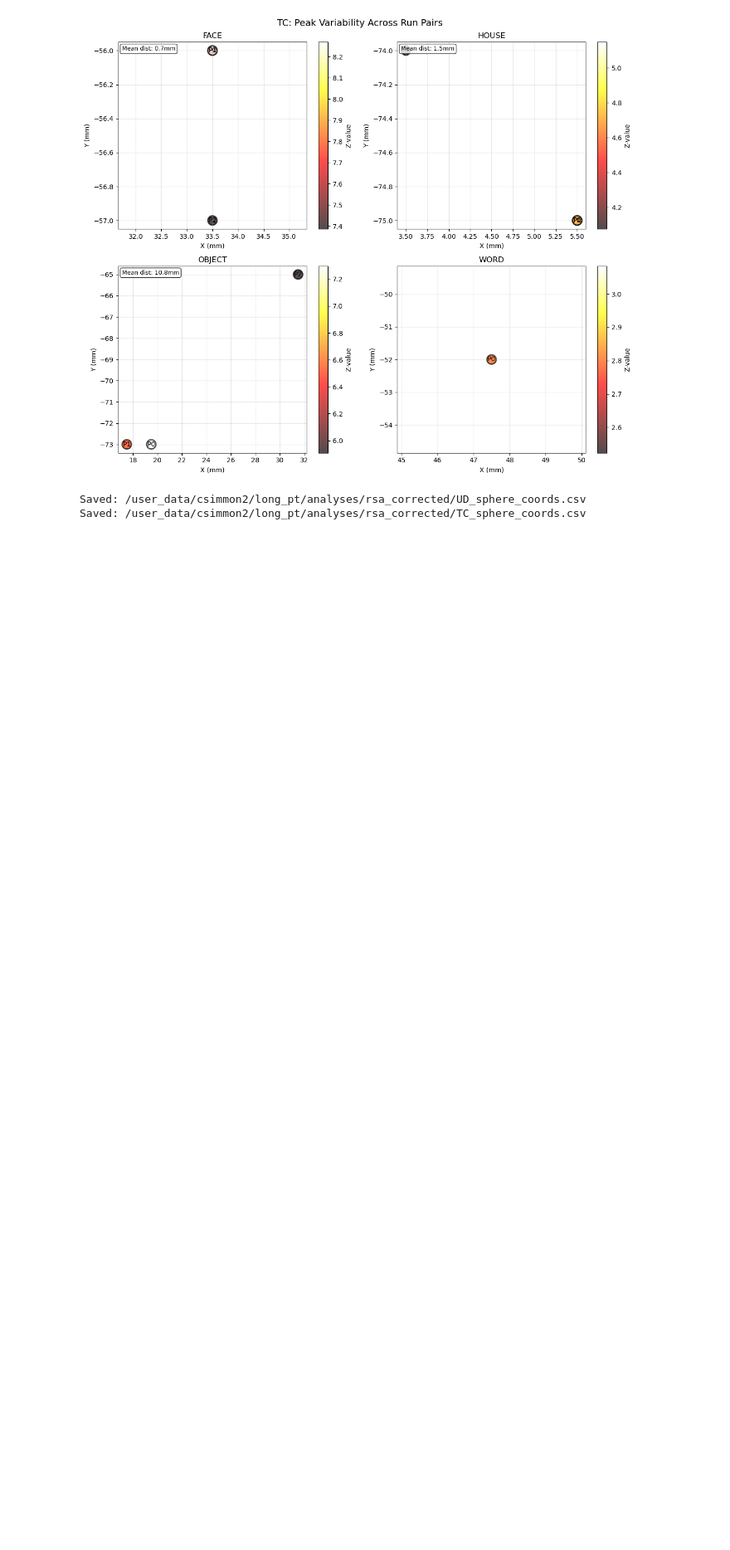
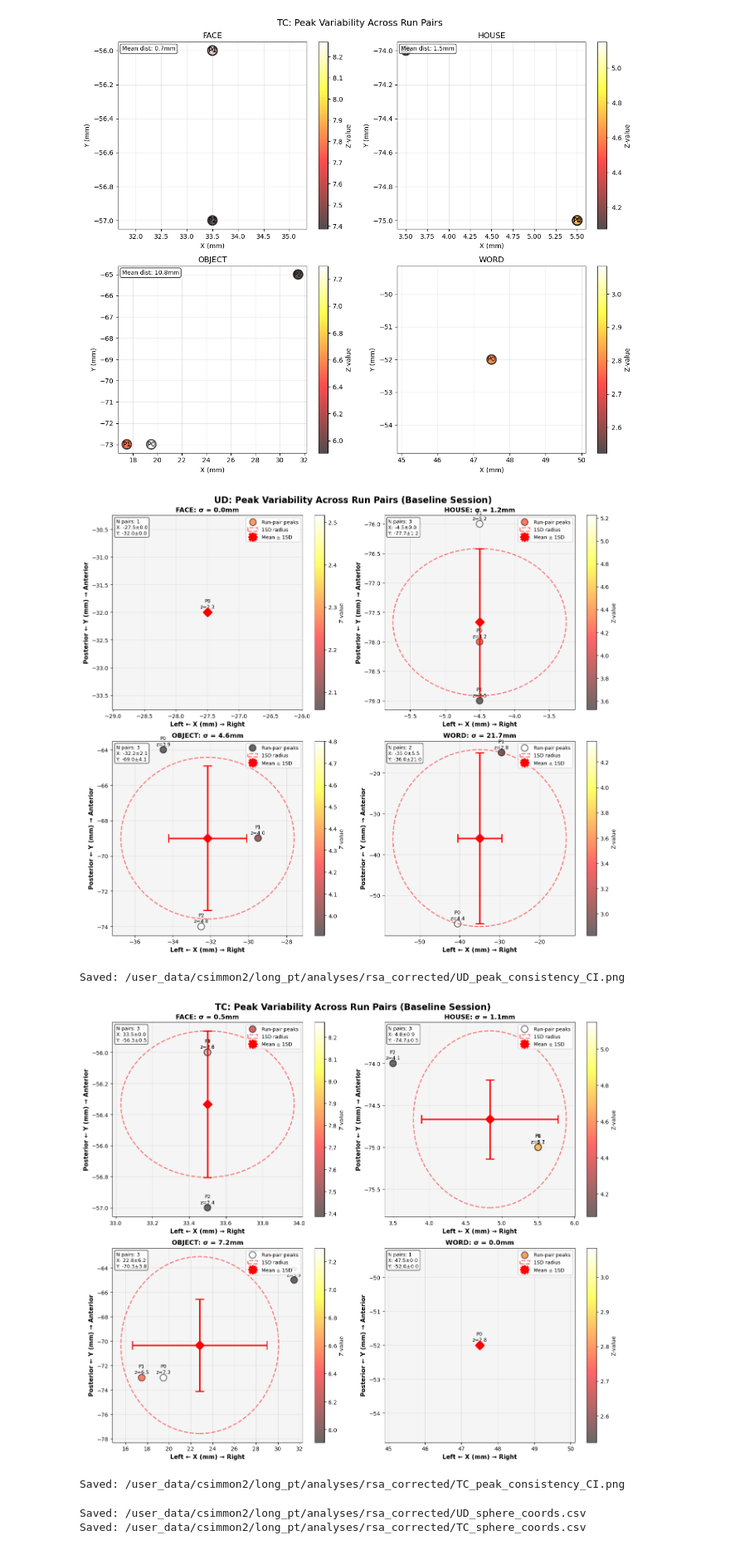
Before and after one commit to cnsimmons/long_pt, a Jupyter notebook: B_analyses/02_recreate_rsa.ipynb, the cells around one changed output. Shown: that part at 83% size. Drawn from its saved outputs; the diff is of its cells as text; code cells hidden in the pictures; blank space fills up the shorter version.

```diff
--- a/B_analyses/02_recreate_rsa.ipynb
+++ b/B_analyses/02_recreate_rsa.ipynb
@@ -337,3 +337,78 @@ visualize_peak_consistency('sub-021', tc_peaks)
 # %% [output]
 [figure]
 [figure]
+# %%
+# CELL: Visualize Peak Consistency with Confidence Intervals
+def visualize_peak_consistency_with_CI(subject_id, peak_coords):
+    """Show peak variability across run pairs with error bars"""
+    code = SUBJECTS[subject_id]['code']
+
+    fig, axes = plt.subplots(2, 2, figsize=(14, 12))
+    fig.suptitle(f'{code}: Peak Variability Across Run Pairs (Baseline Session)', fontsize=16, fontweight='bold')
+
+    for idx, (category, data) in enumerate(peak_coords.items()):
+        ax = axes[idx // 2, idx % 2]
+
+        pair_peaks = data['pair_peaks']
+        xs = np.array([p['coord'][0] for p in pair_peaks])
+        ys = np.array([p['coord'][1] for p in pair_peaks])
+        zs = [p['z_value'] for p in pair_peaks]
+
+        # Mean and std
+        mean_x, std_x = np.mean(xs), np.std(xs)
+        mean_y, std_y = np.mean(ys), np.std(ys)
+        total_variability = np.sqrt(std_x**2 + std_y**2)
+
+        # Plot individual peaks (colored by z-value)
+        scatter = ax.scatter(xs, ys, c=zs, s=150, cmap='hot',
+                           alpha=0.6, edgecolors='black', linewidth=1.5,
+                           label='Run-pair peaks')
+
+        # Annotate each peak
+        for i, (x, y, z) in enumerate(zip(xs, ys, zs)):
+            ax.annotate(f'P{i}\nz={z:.1f}', (x, y),
+                       fontsize=9, ha='center', va='bottom',
+                       xytext=(0, 5), textcoords='offset points')
+
+        # Plot mean with error bars (1 SD)
+        ax.errorbar(mean_x, mean_y, xerr=std_x, yerr=std_y,
+                   fmt='D', color='red', markersize=12,
+                   capsize=8, capthick=2, linewidth=2.5,
+                   label=f'Mean ± 1SD', zorder=10)
+
+        # Add circle showing 1 SD radius
+        circle = plt.Circle((mean_x, mean_y), total_variability,
+                           color='red', fill=False, linestyle='--',
+                           linewidth=2, alpha=0.5, label='1SD radius')
+        ax.add_patch(circle)
+
+        ax.set_xlabel('Left ← X (mm) → Right', fontsize=11, fontweight='bold')
+        ax.set_ylabel('Posterior ← Y (mm) → Anterior', fontsize=11, fontweight='bold')
+        ax.set_title(f'{category.upper()}: σ = {total_variability:.1f}mm',
+                    fontsize=12, fontweight='bold')
+        ax.grid(True, alpha=0.3)
+        ax.legend(loc='upper right', fontsize=9)
+        ax.set_facecolor('#F5F5F5')
+
+        # Add stats text box
+        stats_text = f'N pairs: {len(xs)}\nX: {mean_x:.1f}±{std_x:.1f}\nY: {mean_y:.1f}±{std_y:.1f}'
+        ax.text(0.02, 0.98, stats_text, transform=ax.transAxes,
+               fontsize=9, verticalalignment='top',
+               bbox=dict(boxstyle='round', facecolor='white', alpha=0.8))
+
+        plt.colorbar(scatter, ax=ax, label='Z-value')
+
+    plt.tight_layout()
+    output_file = OUTPUT_DIR / f'{code}_peak_consistency_CI.png'
+    plt.savefig(output_file, dpi=300, bbox_inches='tight')
+    plt.show()
+    print(f"Saved: {output_file}")
+
+# Run for both subjects
+visualize_peak_consistency_with_CI('sub-004', ud_peaks)
+visualize_peak_consistency_with_CI('sub-021', tc_peaks)
+# %% [output]
+[figure, added]
+Saved: /user_data/csimmon2/long_pt/analyses/rsa_corrected/UD_peak_consistency_CI.png
+[figure, added]
+Saved: /user_data/csimmon2/long_pt/analyses/rsa_corrected/TC_peak_consistency_CI.png
```
Also changed, not shown: parts of 2 cells of this notebook, 4 other files.
